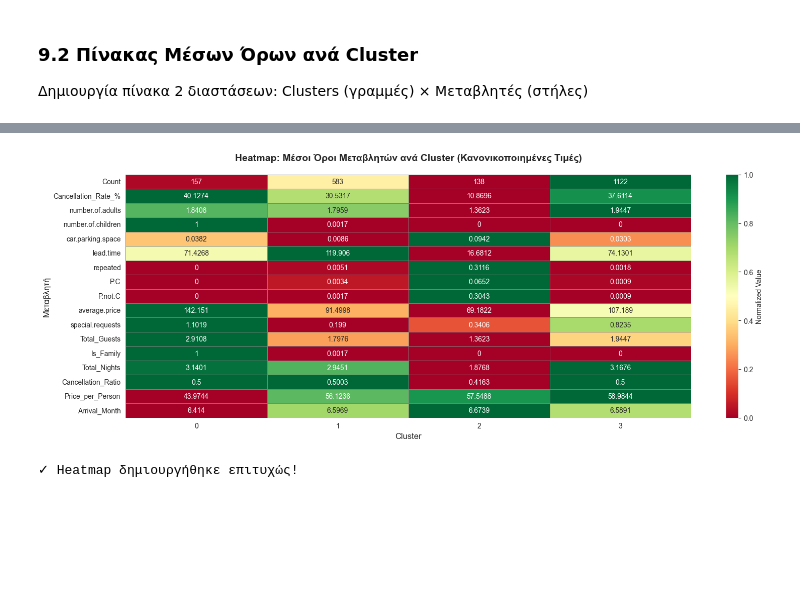
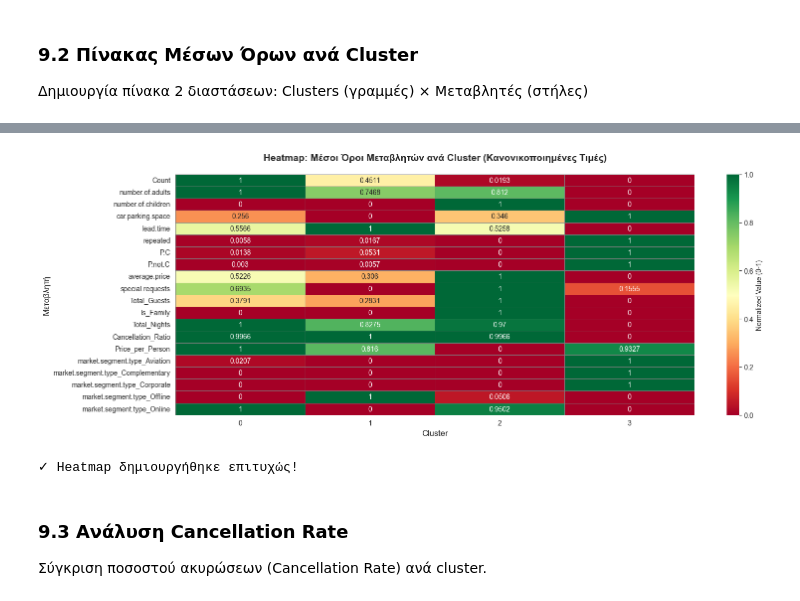
Before and after one commit to dgodolias/HotelCancellationsClustering, a Jupyter notebook: preprocessing.ipynb, the cells around one changed output, grey strips where cells are left out. Drawn from its saved outputs; the diff is of its cells as text; code cells hidden in the pictures; blank space fills up the shorter version.

```diff
--- a/preprocessing.ipynb
+++ b/preprocessing.ipynb
@@ -232,7 +224,7 @@ Total_Nights: [np.int64(0), np.int64(1), np.int64(2), np.int64(3), np.int64(4),
 booking_status = df_processed['booking.status'].copy()
 
 # Μεταβλητές προς αφαίρεση
-columns_to_drop = ['Booking_ID', 'booking.status', 'date.of.reservation', 'Arrival_Date']
+columns_to_drop = ['Booking_ID', 'booking.status']
 df_processed = df_processed.drop(columns=columns_to_drop)
 
 print(f"Διαστάσεις μετά την αφαίρεση: {df_processed.shape}")
@@ -255,8 +247,8 @@ for col in categorical_features:
 
 market.segment.type: ['Online' 'Offline' 'Corporate' 'Complementary' 'Aviation']
 # %%
-# One-hot encoding
-df_encoded = pd.get_dummies(df_processed, columns=categorical_features, drop_first=True)
+# One-hot encoding (drop_first=False για να κρατήσουμε όλες τις κατηγορίες συμπεριλαμβανομένου του Aviation)
+df_encoded = pd.get_dummies(df_processed, columns=categorical_features, drop_first=False)
 
 print(f"Διαστάσεις μετά το encoding: {df_encoded.shape}")
 print(f"\nΌλες οι στήλες:")
@@ -1225,18 +1196,29 @@ Cluster
 
 Σύγκριση των μέσων τιμών κάθε μεταβλητής για τα 4 clusters.
 # %%
-# Λίστα με όλες τις μεταβλητές για ανάλυση (χωρίς τις one-hot encoded)
+# Λίστα με όλες τις μεταβλητές για ανάλυση (χωρίς Arrival_Month)
 variables_to_analyze = [
     'number.of.adults', 'number.of.children', 'car.parking.space',
     'lead.time', 'repeated', 'P.C', 'P.not.C', 'average.price',
     'special.requests', 'Total_Guests', 'Is_Family', 'Total_Nights',
-    'Cancellation_Ratio', 'Price_per_Person', 'Arrival_Month'
+    'Cancellation_Ratio', 'Price_per_Person'
 ]
 
-# Υπολογισμός μέσων τιμών ανά cluster
-cluster_means = df_with_clusters.groupby('Cluster')[variables_to_analyze].mean()
+# Λίστα με τις one-hot encoded market.segment.type στήλες
+market_segment_cols = [
+    'market.segment.type_Aviation', 'market.segment.type_Complementary',
+    'market.segment.type_Corporate', 'market.segment.type_Offline',
+    'market.segment.type_Online'
+]
+
+# Συνδυασμός όλων των μεταβλητών για πλήρη ανάλυση
+all_variables = variables_to_analyze + market_segment_cols
+
+# Υπολογισμός μέσων τιμών ανά cluster για όλες τις μεταβλητές
+cluster_means = df_with_clusters.groupby('Cluster')[all_variables].mean()
 
 print("Μέσοι όροι ανά cluster υπολογίστηκαν επιτυχώς!")
-print(f"Θα δημιουργηθούν {len(variables_to_analyze)} διαγράμματα σύγκρισης.")
+print(f"Θα δημιουργηθούν {len(variables_to_analyze)} διαγράμματα σύγκρισης για τις αριθμητικές μεταβλητές.")
+print(f"Θα δημιουργηθούν {len(market_segment_cols)} διαγράμματα για Market Segment Type.")
 # %% [output]
 Μέσοι όροι ανά cluster υπολογίστηκαν επιτυχώς!
@@ -1324,21 +1319,20 @@ for i, rate in enumerate(cancellation_rates):
 # %%
 # Δημιουργία πλήρους πίνακα με μέσους όρους
 cluster_summary = cluster_means.copy()
-
-# Προσθήκη ποσοστού ακυρώσεων
-cluster_summary['Cancellation_Rate_%'] = cancellation_rates
 
 # Προσθήκη πλήθους κράτησεων ανά cluster
 cluster_summary['Count'] = df_with_clusters.groupby('Cluster').size().values
 
 # Αναδιάταξη στηλών για καλύτερη παρουσίαση
-cols_order = ['Count', 'Cancellation_Rate_%'] + variables_to_analyze
+# Πρώτα Count, μετά οι αριθμητικές μεταβλητές, και τέλος τα market segments
+cols_order = ['Count'] + variables_to_analyze + market_segment_cols
 cluster_summary = cluster_summary[cols_order]
 
 print("="*100)
 print("ΠΙΝΑΚΑΣ ΜΕΣΩΝ ΟΡΩΝ ΑΝΑ CLUSTER")
 print("="*100)
 print("\nClusters (γραμμές) × Μεταβλητές (στήλες)")
+print(f"Συνολικές στήλες: {len(cluster_summary.columns)} (Count + {len(variables_to_analyze)} αριθμητικές + {len(market_segment_cols)} market segments)")
 print("-"*100)
 display(cluster_summary.round(4))
 # %% [output]
@@ -1357,26 +1352,30 @@ Clusters (γραμμές) × Μεταβλητές (στήλες)
 # %%
 # Heatmap για καλύτερη οπτικοποίηση των διαφορών
 plt.figure(figsize=(16, 6))
 
 # Κανονικοποίηση για το heatmap (Min-Max Scaling)
 from sklearn.preprocessing import MinMaxScaler
 scaler_heatmap = MinMaxScaler()
 cluster_summary_normalized = cluster_summary.copy()
 cluster_summary_normalized.iloc[:, :] = scaler_heatmap.fit_transform(cluster_summary)
 
-# Δημιουργία heatmap
-sns.heatmap(cluster_summary_normalized.T, annot=cluster_summary.T.round(4),
-            fmt='g', cmap='RdYlGn', cbar_kws={'label': 'Normalized Value'},
+# Δημιουργία heatmap με κανονικοποιημένες τιμές στα annotations
+sns.heatmap(cluster_summary_normalized.T, annot=cluster_summary_normalized.T.round(4),
+            fmt='g', cmap='RdYlGn', cbar_kws={'label': 'Normalized Value (0-1)'},
             linewidths=0.5, linecolor='gray')
 
 plt.title('Heatmap: Μέσοι Όροι Μεταβλητών ανά Cluster (Κανονικοποιημένες Τιμές)',
           fontsize=14, fontweight='bold', pad=20)
 plt.xlabel('Cluster', fontsize=12)
 plt.ylabel('Μεταβλητή', fontsize=12)
 plt.tight_layout()
 plt.show()
 
 print("\n✓ Heatmap δημιουργήθηκε επιτυχώς!")
 # %% [output]
-[figure, old version]
+[figure, new version]
 ✓ Heatmap δημιουργήθηκε επιτυχώς!
+# %% [markdown]
+### 9.3 Ανάλυση Cancellation Rate
+
+Σύγκριση ποσοστού ακυρώσεων (Cancellation Rate) ανά cluster.
```
Also changed, not shown: parts of 20 cells of this notebook, 1 other file.
